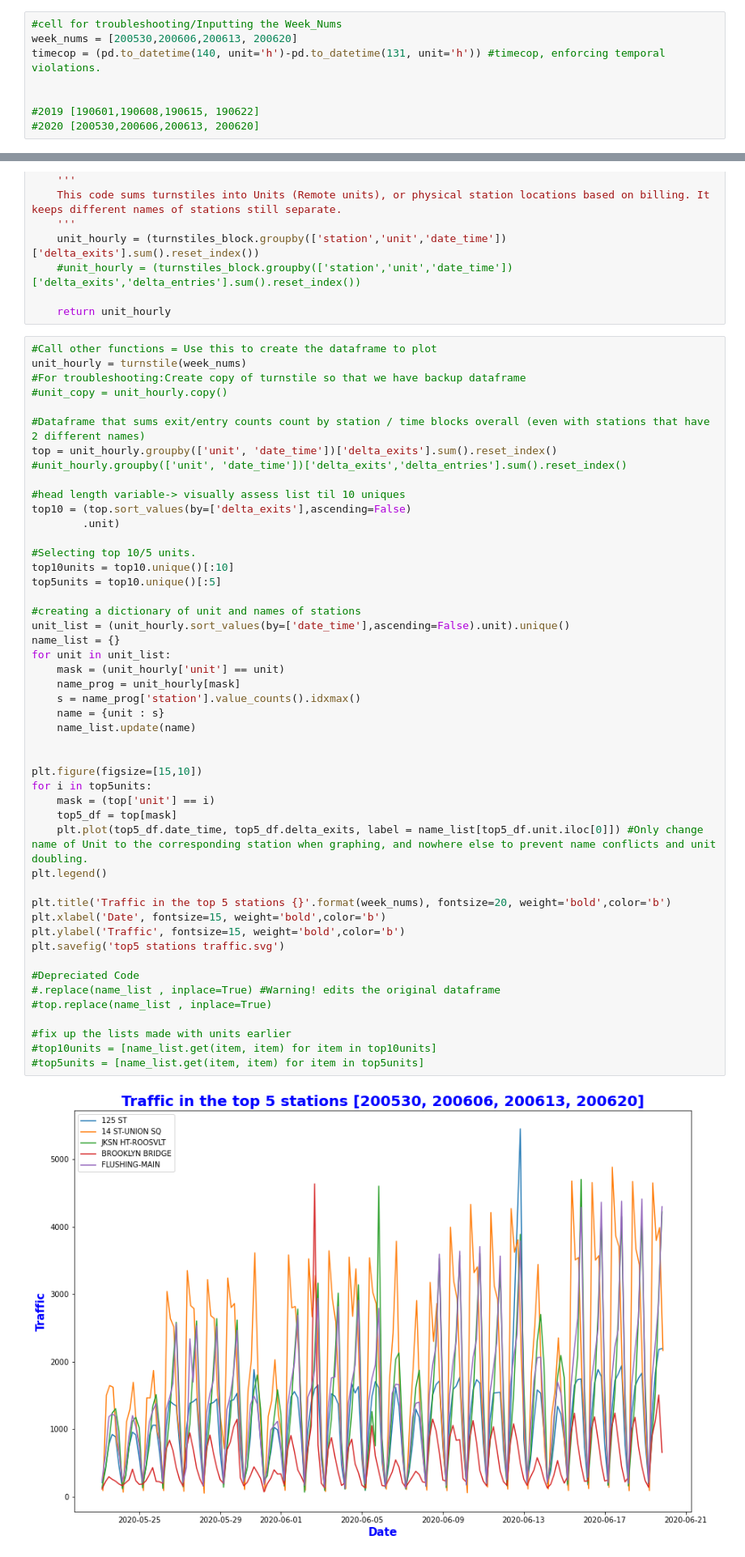
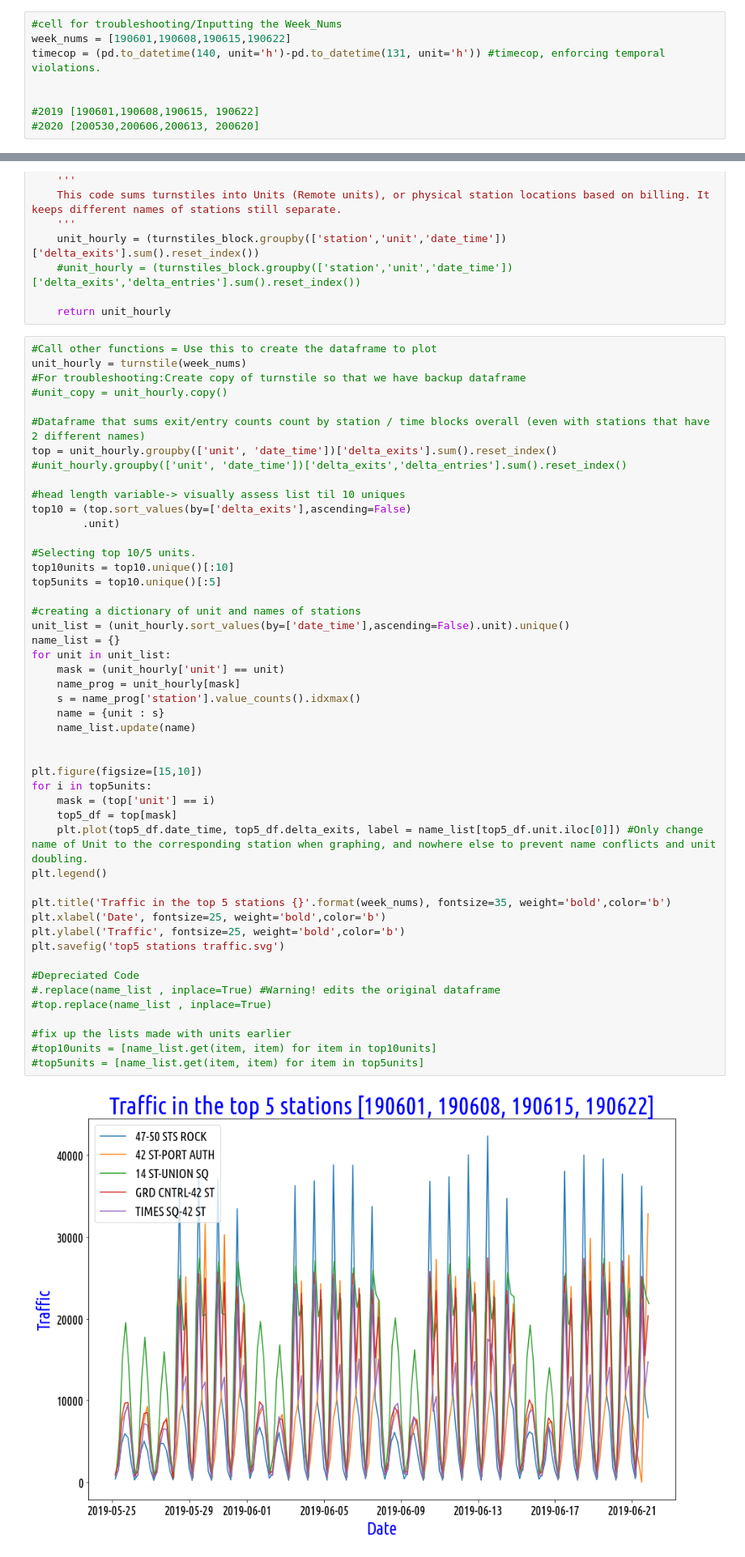
Before and after one commit to adsweeney/metis_project_1, a Jupyter notebook: DataFunctionsFinal.ipynb, the cells around one changed output, grey strips where cells are left out. Shown: that part at 81% size. Saved outputs shown, nothing was run; the diff lists cells and outputs as text.

Commit message:
Added Pretty Plot code. Feel free to utilize.

```diff
--- a/DataFunctionsFinal.ipynb
+++ b/DataFunctionsFinal.ipynb
@@ -5,7 +5,7 @@ import numpy as np
 from collections import defaultdict
 # %%
 #cell for troubleshooting/Inputting the Week_Nums
-week_nums = [200530,200606,200613, 200620]
+week_nums = [190601,190608,190615,190622]
 timecop = (pd.to_datetime(140, unit='h')-pd.to_datetime(131, unit='h')) #timecop, enforcing temporal violations.
 
 
@@ -175,37 +175,37 @@ top10units = top10.unique()[:10]
 top5units = top10.unique()[:5]
 
 #creating a dictionary of unit and names of stations
 unit_list = (unit_hourly.sort_values(by=['date_time'],ascending=False).unit).unique()
 name_list = {}
 for unit in unit_list:
     mask = (unit_hourly['unit'] == unit)
     name_prog = unit_hourly[mask]
     s = name_prog['station'].value_counts().idxmax()
     name = {unit : s}
     name_list.update(name)
 
 
 plt.figure(figsize=[15,10])
 for i in top5units:
     mask = (top['unit'] == i)
     top5_df = top[mask]
     plt.plot(top5_df.date_time, top5_df.delta_exits, label = name_list[top5_df.unit.iloc[0]]) #Only change name of Unit to the corresponding station when graphing, and nowhere else to prevent name conflicts and unit doubling.
 plt.legend()
 
-plt.title('Traffic in the top 5 stations {}'.format(week_nums), fontsize=20, weight='bold',color='b')
-plt.xlabel('Date', fontsize=15, weight='bold',color='b')
-plt.ylabel('Traffic', fontsize=15, weight='bold',color='b')
+plt.title('Traffic in the top 5 stations {}'.format(week_nums), fontsize=35, weight='bold',color='b')
+plt.xlabel('Date', fontsize=25, weight='bold',color='b')
+plt.ylabel('Traffic', fontsize=25, weight='bold',color='b')
 plt.savefig('top5 stations traffic.svg')
 
 #Depreciated Code
 #.replace(name_list , inplace=True) #Warning! edits the original dataframe
 #top.replace(name_list , inplace=True)
 
 #fix up the lists made with units earlier
 #top10units = [name_list.get(item, item) for item in top10units]
 #top5units = [name_list.get(item, item) for item in top5units]
 # %% [output]
-[figure, old version]
+[figure, new version]
 # %%
 #translate names of units to stations for debugging
 for i in range(10):
```
Also changed, not shown: parts of 3 cells of this notebook.
